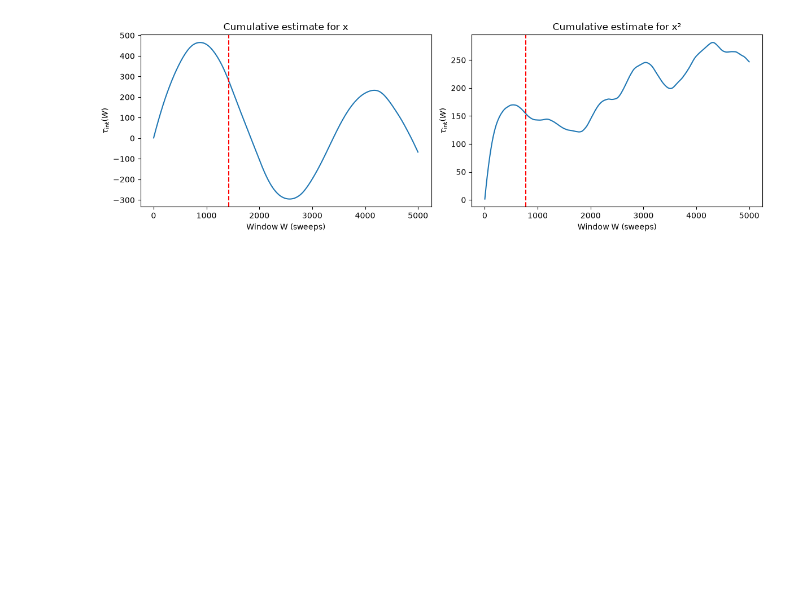
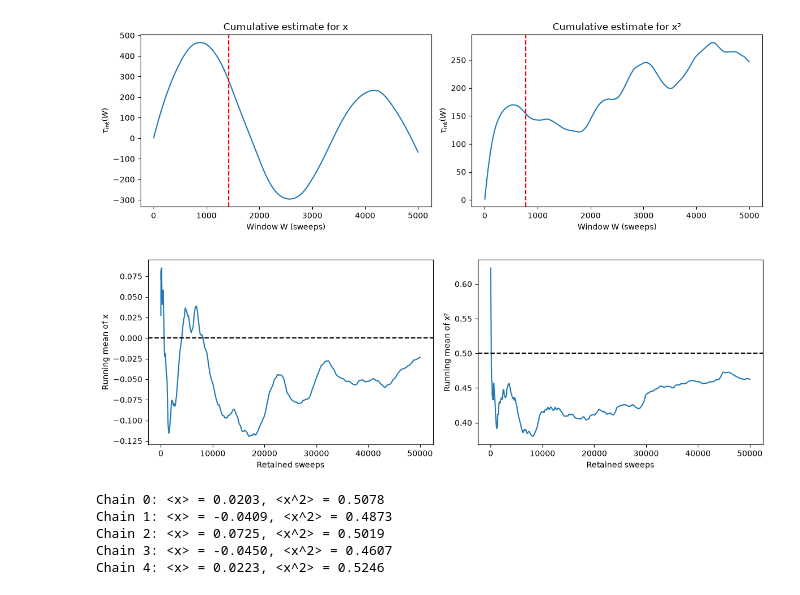
Before and after one commit to phillyyymcd/SHP_QuantumHarmonicOscillator, a Jupyter notebook: SHP_structured.ipynb, the cells around one changed output. Saved outputs shown, nothing was run; the diff lists cells and outputs as text; code cells hidden in the pictures; blank space fills up the shorter version.

```diff
--- a/SHP_structured.ipynb
+++ b/SHP_structured.ipynb
@@ -281,3 +281,67 @@ plt.tight_layout()
 plt.show()
 # %% [output]
 [figure]
+# %%
+x_thermalised = np.asarray(x[N_therm:])
+x2_thermalised = np.asarray(x_2[N_therm:])
+
+running_x = np.cumsum(x_thermalised) / np.arange(
+    1, len(x_thermalised) + 1
+)
+
+running_x2 = np.cumsum(x2_thermalised) / np.arange(
+    1, len(x2_thermalised) + 1
+)
+
+fig, ax = plt.subplots(1, 2, figsize=(12, 4))
+
+ax[0].plot(running_x)
+ax[0].axhline(0, linestyle="--", color="black")
+ax[0].set_xlabel("Retained sweeps")
+ax[0].set_ylabel("Running mean of x")
+
+ax[1].plot(running_x2)
+ax[1].axhline(0.5, linestyle="--", color="black")
+ax[1].set_xlabel("Retained sweeps")
+ax[1].set_ylabel("Running mean of x²")
+
+plt.tight_layout()
+plt.show()
+# %% [output]
+[figure, added]
+# %%
+results = []
+
+for seed in range(5):
+    np.random.seed(seed)
+    path_run = np.random.randn(N_tau)
+
+    # Use your existing Metropolis functions.
+    measurements_x = []
+    measurements_x2 = []
+
+    for sweep in range(N_therm + N_sweeps):
+        path_run, acc_rate = metropolis_sweep(
+            path_run, delta_tau
+        )
+
+        if sweep >= N_therm:
+            measurements_x.append(np.mean(path_run))
+            measurements_x2.append(np.mean(path_run**2))
+
+    results.append((
+        np.mean(measurements_x),
+        np.mean(measurements_x2)
+    ))
+
+for i, (mean_x, mean_x2) in enumerate(results):
+    print(
+        f"Chain {i}: <x> = {mean_x:.4f}, "
+        f"<x^2> = {mean_x2:.4f}"
+    )
+# %% [output]
+Chain 0: <x> = 0.0203, <x^2> = 0.5078
+Chain 1: <x> = -0.0409, <x^2> = 0.4873
+Chain 2: <x> = 0.0725, <x^2> = 0.5019
+Chain 3: <x> = -0.0450, <x^2> = 0.4607
+Chain 4: <x> = 0.0223, <x^2> = 0.5246
```
Also changed, not shown: parts of 1 cell of this notebook.
